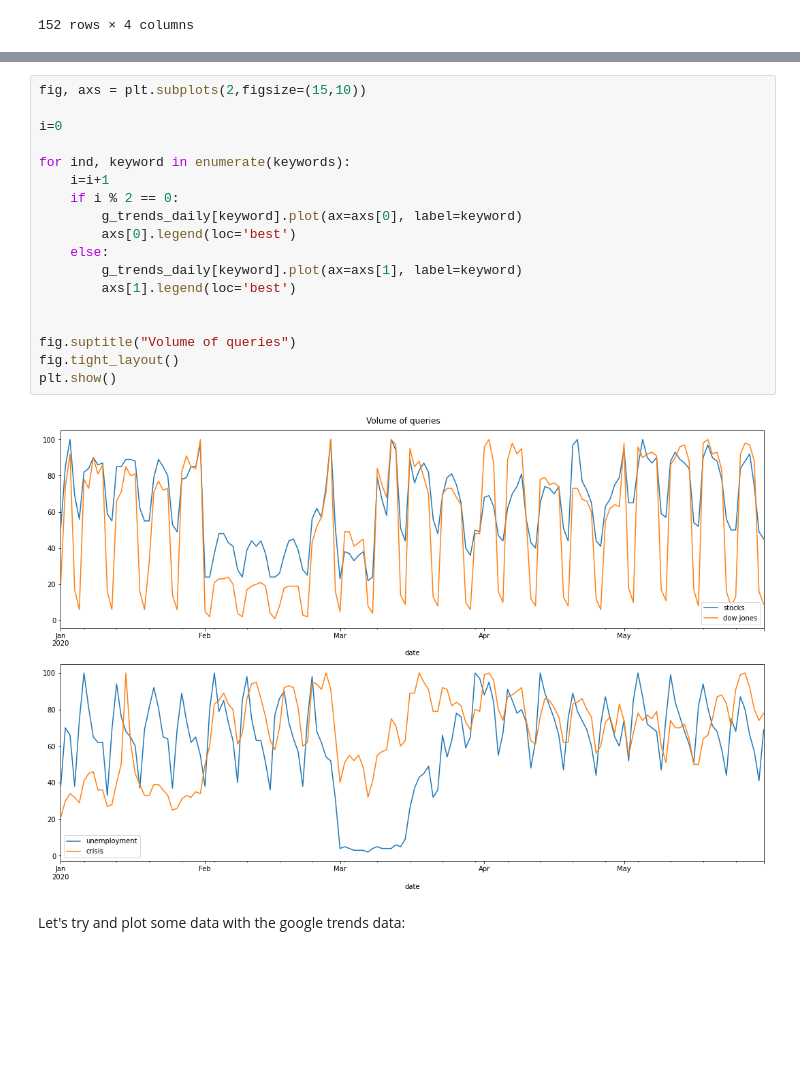
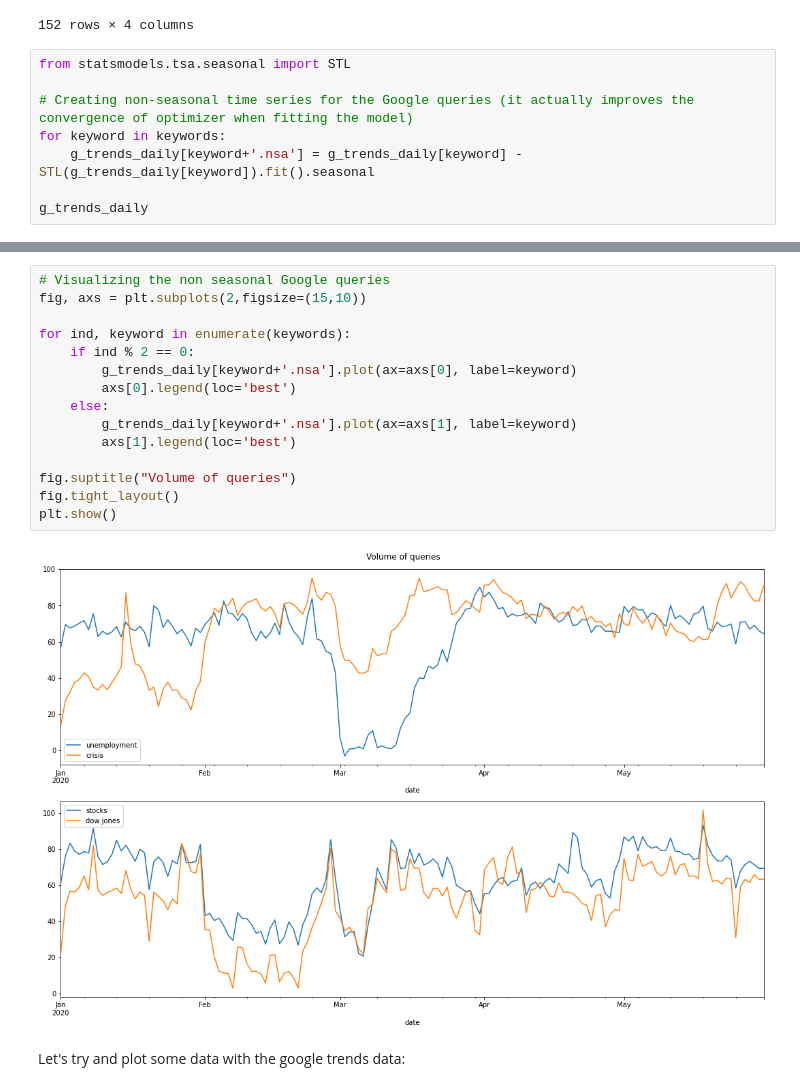
Before and after one commit to epfl-ada/ada-2020-project-milestone-p3-p3_adanas, a Jupyter notebook: creative_extension.ipynb, the cells around one changed output, grey strips where cells are left out. Saved outputs shown, nothing was run; the diff lists cells and outputs as text; blank space fills up the shorter version.

Commit message:
optimizer convergence improved

```diff
--- a/creative_extension.ipynb
+++ b/creative_extension.ipynb
@@ -277,3 +283,11 @@ g_trends_daily
 | 2020-05-30 | 41 | 49 | 74 | 16 |
 | 2020-05-31 | 69 | 45 | 78 | 9 |
 152 rows × 4 columns
+# %%
+from statsmodels.tsa.seasonal import STL
+
+# Creating non-seasonal time series for the Google queries (it actually improves the convergence of optimizer when fitting the model)
+for keyword in keywords:
+    g_trends_daily[keyword+'.nsa'] = g_trends_daily[keyword] - STL(g_trends_daily[keyword]).fit().seasonal
+
+g_trends_daily
@@ -280,23 +309,20 @@ g_trends_daily
 # %%
+# Visualizing the non seasonal Google queries
 fig, axs = plt.subplots(2,figsize=(15,10))
 
-i=0
-
 for ind, keyword in enumerate(keywords):
-    i=i+1
-    if i % 2 == 0:
-        g_trends_daily[keyword].plot(ax=axs[0], label=keyword)
+    if ind % 2 == 0:
+        g_trends_daily[keyword+'.nsa'].plot(ax=axs[0], label=keyword)
         axs[0].legend(loc='best')
     else:
-        g_trends_daily[keyword].plot(ax=axs[1], label=keyword)
+        g_trends_daily[keyword+'.nsa'].plot(ax=axs[1], label=keyword)
         axs[1].legend(loc='best')
-
 
 fig.suptitle("Volume of queries")
 fig.tight_layout()
 plt.show()
 # %% [output]
-[figure, old version]
+[figure, new version]
 # %% [markdown]
 Let's try and plot some data with the google trends data:
 # %%
```
Also changed, not shown: parts of 14 cells of this notebook.
